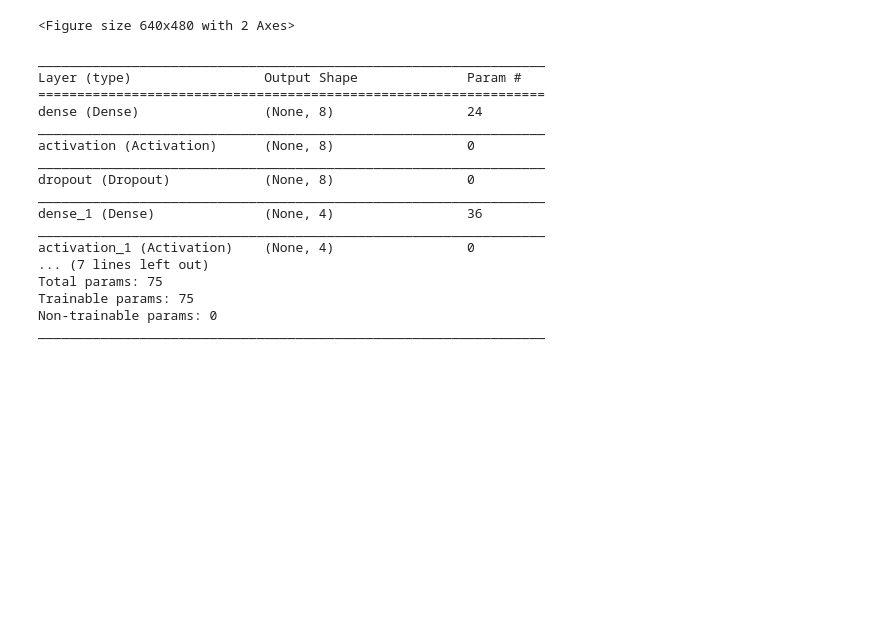
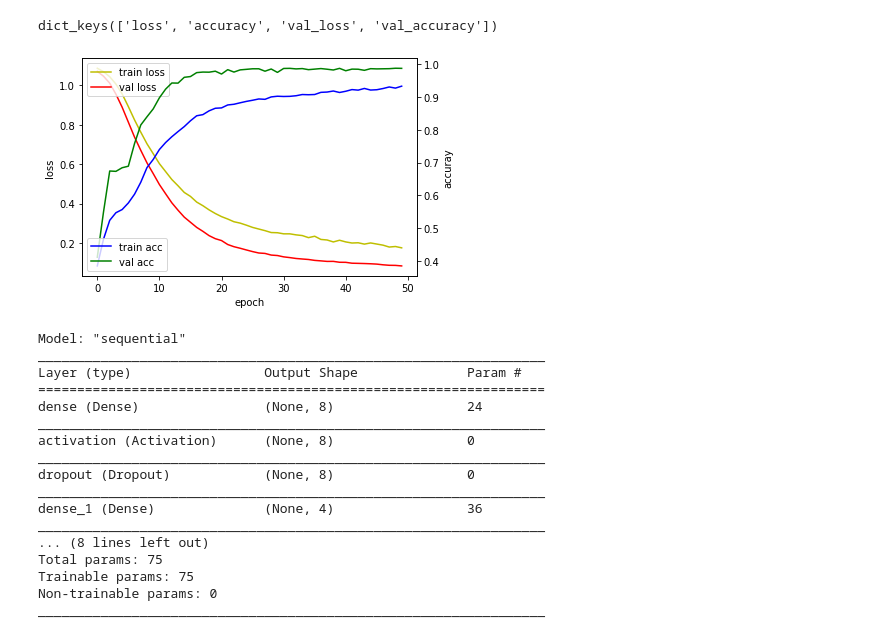
Before and after one commit to jjyjung/ai, a Jupyter notebook: tf_keras_DNN_BMI.ipynb, the cells around one changed output. Drawn from its saved outputs; the diff is of its cells as text; code cells hidden in the pictures; blank space fills up the shorter version.

Commit message:
Colaboratory를 통해 생성됨

```diff
--- a/tf_keras_DNN_BMI.ipynb
+++ b/tf_keras_DNN_BMI.ipynb
@@ -2,0 +9,9 @@
+# %%
+import numpy as np
+import pandas as pd
+import tensorflow as tf
+from tensorflow.keras import layers  #모듈(변수나 함수를 포함)만 불러오기
+
+# BMI 데이터를 읽어 들이고 정규화하기
+dir = "/content/gdrive/My Drive/Colab Notebooks/ai/"
+df = pd.read_csv(dir + "bmi.csv")
@@ -3,22 +34,14 @@
 # %%
-import numpy as np
-import pandas as pd
-import tensorflow as tf
-from tensorflow.keras import layers  #모듈(변수나 함수를 포함)만 불러오기
-
-# BMI 데이터를 읽어 들이고 정규화하기
-csv = pd.read_csv("bmi.csv")
-
 # 몸무게와 키 데이터
-csv["weight"] /= 100   #normalization
-csv["height"] /= 200   #normalization
-X = csv[["weight", "height"]].as_matrix()
-X = csv.iloc[:,0:2]
+df["weight"] /= 100   #normalization
+df["height"] /= 200   #normalization
+# X = df[["weight", "height"]].to_numpy()
+X = df.iloc[:,0:2]
 
 # 레이블
 bclass = {"thin":[1,0,0], "normal":[0,1,0], "fat":[0,0,1]}
 y = np.empty((20000,3))     # 2000x3 크기의 다차원 벡터 생성
-for i, v in enumerate(csv["label"]):
+for i, v in enumerate(df["label"]):
     y[i] = bclass[v]        #"thin'이면, y[i]=[1,0,0] 와 같이 할당
 
 # 훈련 전용 데이터와 테스트 전용 데이터로 나누기
@@ -87,29 +103,33 @@ test_acc:  0.8522
+# %%
+hist.history.keys()
+# %% [output]
+dict_keys(['loss', 'accuracy', 'val_loss', 'val_accuracy'])
 # %%
 import matplotlib.pyplot as plt
 
 fig, loss_ax = plt.subplots()
-
 acc_ax = loss_ax.twinx()
 
 loss_ax.plot(hist.history['loss'], 'y', label='train loss')
 loss_ax.plot(hist.history['val_loss'], 'r', label='val loss')
 
-acc_ax.plot(hist.history['acc'], 'b', label='train acc')
-acc_ax.plot(hist.history['val_acc'], 'g', label='val acc')
+acc_ax.plot(hist.history['accuracy'], 'b', label='train acc')
+acc_ax.plot(hist.history['val_accuracy'], 'g', label='val acc')
 
 loss_ax.set_xlabel('epoch')
 loss_ax.set_ylabel('loss')
 acc_ax.set_ylabel('accuray')
 
 loss_ax.legend(loc='upper left')
 acc_ax.legend(loc='lower left')
 
 plt.show()
 # %% [output]
-<Figure size 640x480 with 2 Axes>
+[figure, added]
 # %%
 model.summary()
 # %% [output]
+Model: "sequential"
 _________________________________________________________________
 Layer (type)                 Output Shape              Param #
 =================================================================
@@ -121,8 +141,7 @@ dropout (Dropout)            (None, 8)                 0
 _________________________________________________________________
 dense_1 (Dense)              (None, 4)                 36
 _________________________________________________________________
-activation_1 (Activation)    (None, 4)                 0
-... (7 lines left out)
+... (8 lines left out)
 Total params: 75
 Trainable params: 75
 Non-trainable params: 0
```
Also changed, not shown: parts of 25 cells of this notebook.
